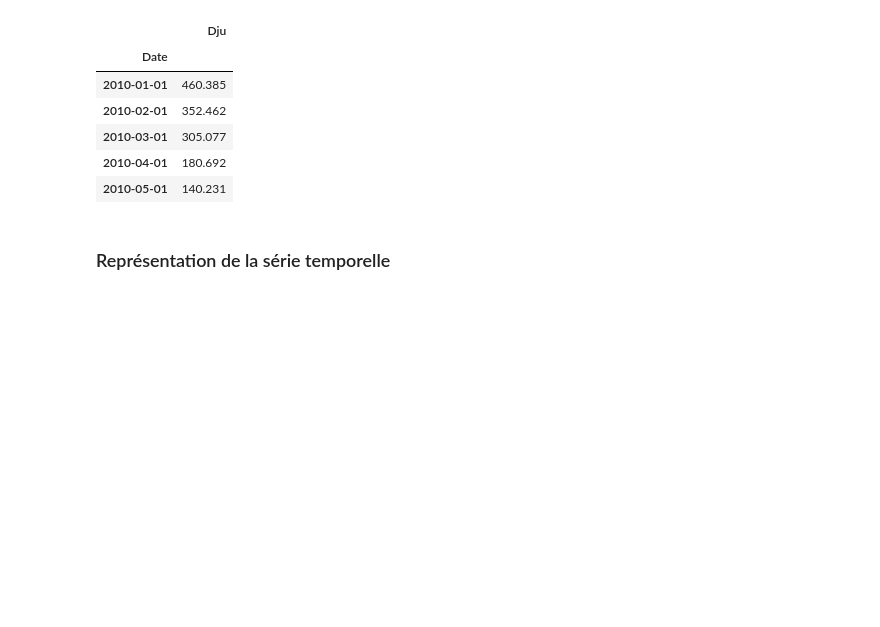
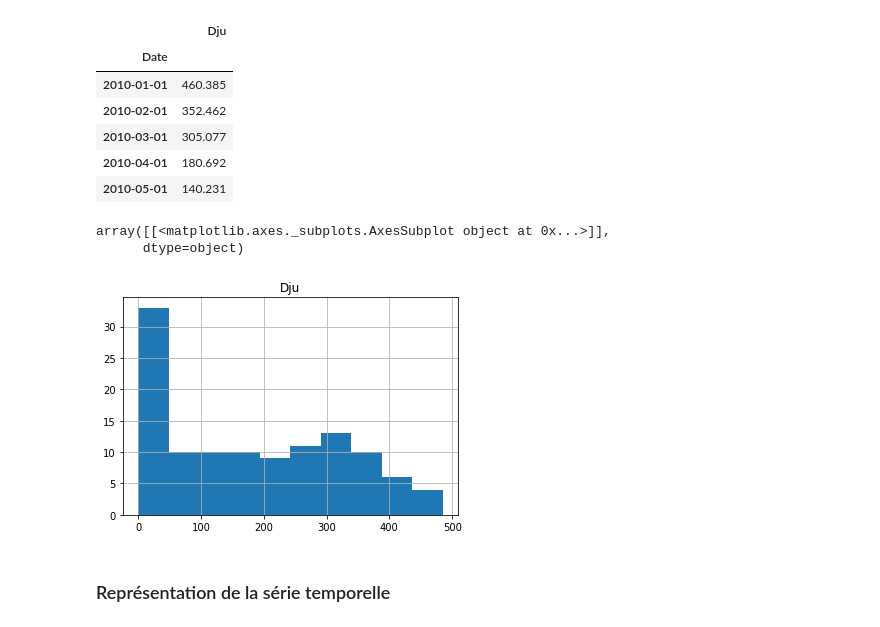
Before and after one commit to OwenAllain/Projet-9, a Jupyter notebook: P9_Analyse.ipynb, the cells around one changed output. Saved outputs shown, nothing was run; the diff lists cells and outputs as text; code cells hidden in the pictures; blank space fills up the shorter version.

```diff
--- a/P9_Analyse.ipynb
+++ b/P9_Analyse.ipynb
@@ -87,7 +90,11 @@ df_DjuMoyFrance.head()
 | 2010-05-01 | 140.231 |
 # %%
 
-# df_DjuMoyFrance.hist()
+df_DjuMoyFrance.hist()
+# %% [output]
+array([[<matplotlib.axes._subplots.AxesSubplot object at 0x...>]],
+      dtype=object)
+[figure, added]
 # %% [markdown]
 ### Représentation de la série temporelle
 # %%
```
Also changed, not shown: parts of 40 cells of this notebook, 2 other files.
